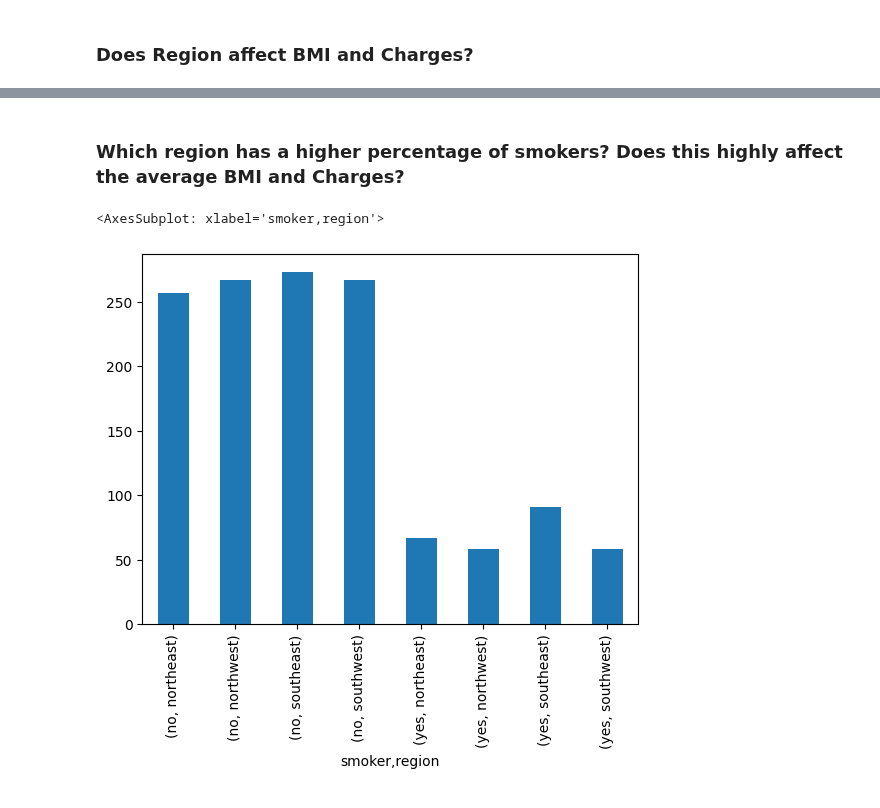
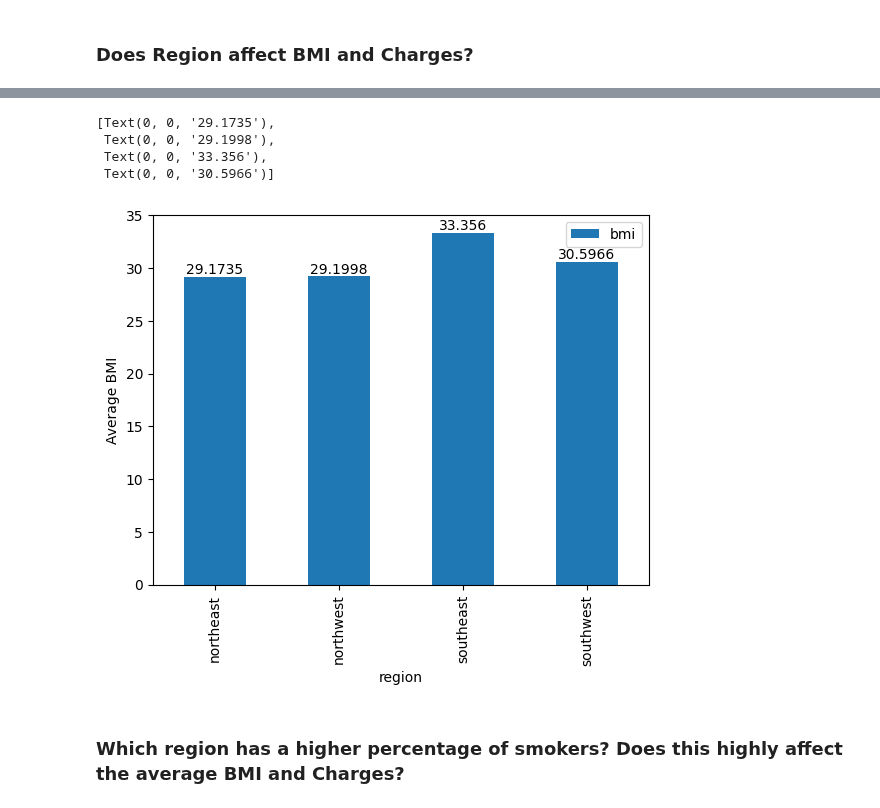
Before and after one commit to ubco-W2022T2-data301/project-group-group08, a Jupyter notebook: analysis/analysis3.ipynb, the cells around one changed output, grey strips where cells are left out. Drawn from its saved outputs; the diff is of its cells as text; code cells hidden in the pictures.

```diff
--- a/analysis/analysis3.ipynb
+++ b/analysis/analysis3.ipynb
@@ -58,9 +49,13 @@ medreg.boxplot(by= 'region', column = ['charges'])
+# %%
+bmi = project_functions2.clean2(df2)
+ax1 = bmi.plot.bar(x = 'region')
+ax1.set_ylabel("Average BMI")
+ax1.bar_label(ax1.containers[0])
+# %% [output]
+[Text(0, 0, '29.1735'),
+ Text(0, 0, '29.1998'),
+ Text(0, 0, '33.356'),
+ Text(0, 0, '30.5966')]
+[figure, added]
 # %% [markdown]
 ### Which region has a higher percentage of smokers? Does this highly affect the average BMI and Charges?
-# %%
-med1 = med[['smoker','region']]
-med1 = med1.groupby(['smoker','region']).value_counts()
-med1.plot.bar()
-# %% [output]
-<AxesSubplot: xlabel='smoker,region'>
-[figure, removed]
```
Also changed, not shown: parts of 10 cells of this notebook, 2 other files.
